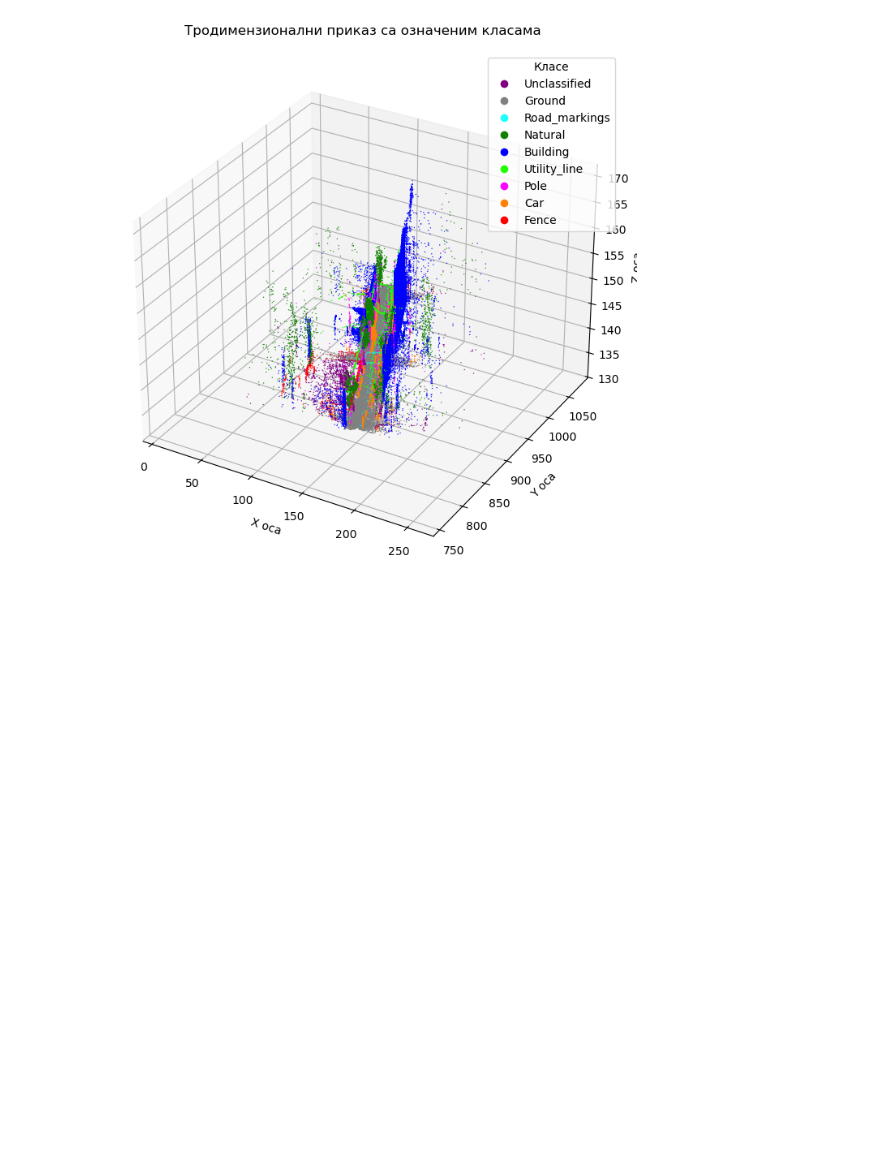
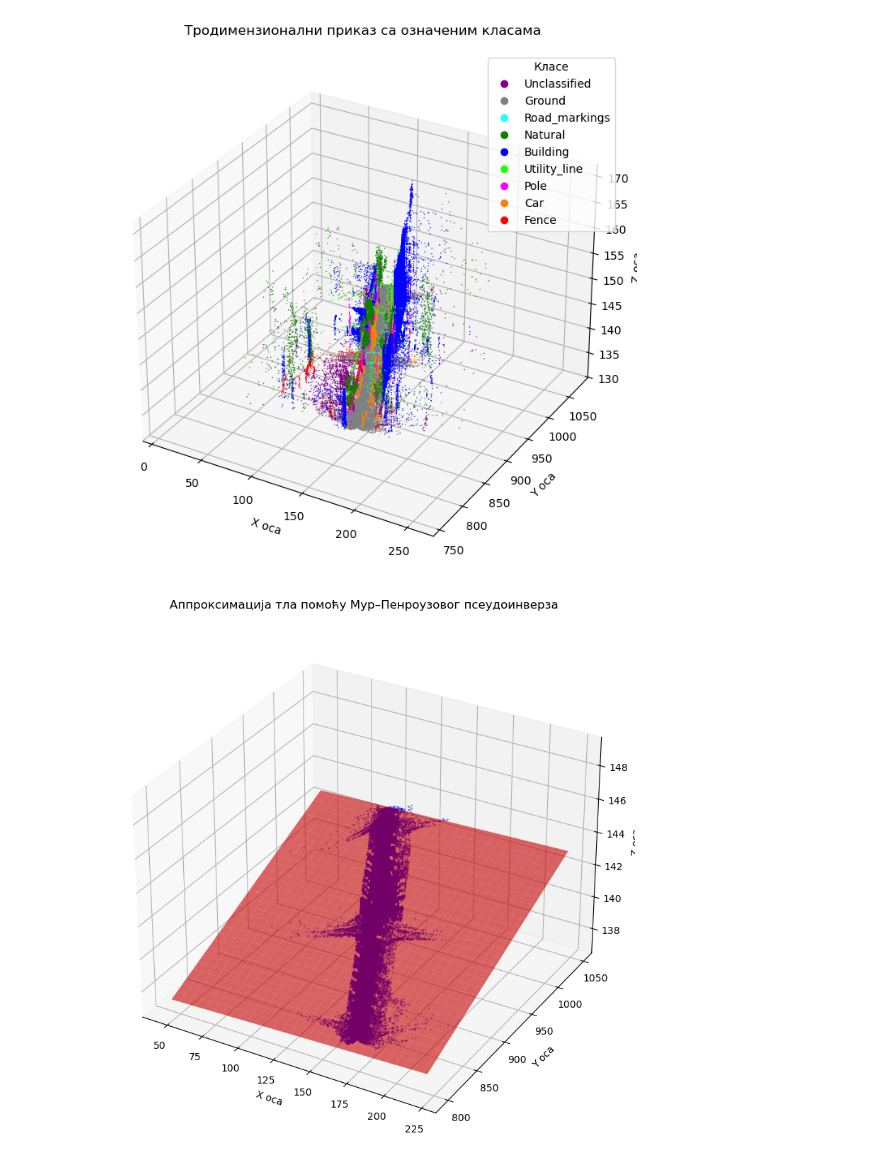
Before and after one commit to peksikeksi/pinv-svd, a Jupyter notebook: pinv_lidar.ipynb, the cells around one changed output. Saved outputs shown, nothing was run; the diff lists cells and outputs as text; code cells hidden in the pictures; blank space fills up the shorter version.

```diff
--- a/pinv_lidar.ipynb
+++ b/pinv_lidar.ipynb
@@ -133,3 +133,31 @@ plt.tight_layout()
 plt.show()
 # %% [output]
 [figure]
+# %%
+ground_df = df[df['scalar_Label'] == 1]
+X = ground_df[['x', 'y', 'z']].to_numpy()
+
+A = np.c_[X[:,0], X[:,1], np.ones(X.shape[0])]
+b = X[:,2]
+a, b_coef, c = np.linalg.pinv(A) @ b
+
+x_range = np.linspace(ground_df['x'].min(), ground_df['x'].max(), 60)
+y_range = np.linspace(ground_df['y'].min(), ground_df['y'].max(), 60)
+x_grid, y_grid = np.meshgrid(x_range, y_range)
+z_grid = a * x_grid + b_coef * y_grid + c
+
+fig = plt.figure(figsize=(10, 8))
+ax = fig.add_subplot(projection='3d')
+
+ax.scatter(ground_df['x'], ground_df['y'], ground_df['z'], c='blue', s=0.5, alpha=0.4)
+ax.plot_surface(x_grid, y_grid, z_grid, color='red', alpha=0.6)
+
+ax.set_title('Аппроксимација тла помоћу Мур–Пенроузовог псеудоинверза', pad=15)
+ax.set_xlabel('X оса')
+ax.set_ylabel('Y оса')
+ax.set_zlabel('Z оса')
+
+plt.tight_layout()
+plt.show()
+# %% [output]
+[figure, added]
```
Also changed, not shown: parts of 1 cell of this notebook.
